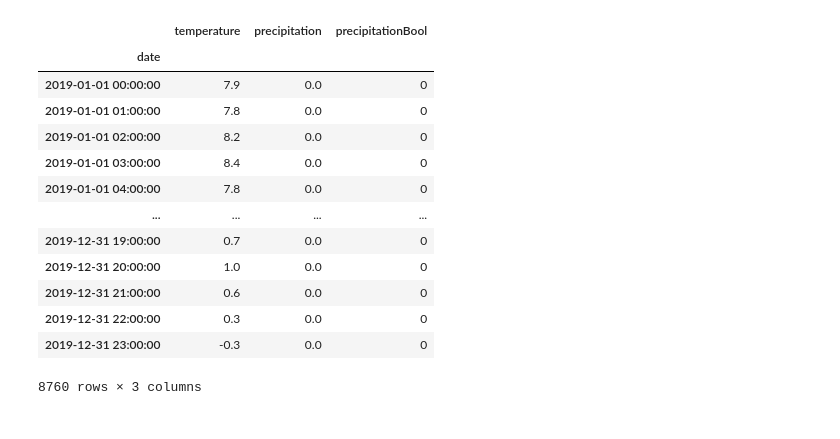
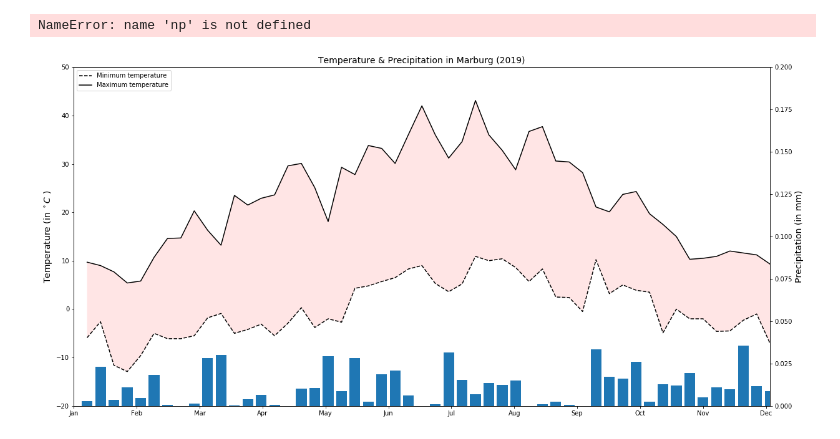
Before and after one commit to Tezzmo/PDS_Project, a Jupyter notebook: notebooks/Tobi-ImportWeatherData.ipynb, the cells around one changed output. Saved outputs shown, nothing was run; the diff lists cells and outputs as text; code cells hidden in the pictures.

```diff
--- a/notebooks/Tobi-ImportWeatherData.ipynb
+++ b/notebooks/Tobi-ImportWeatherData.ipynb
@@ -30,4 +30,5 @@ import numpy as np
 import scipy.stats as stats
 import math
 # %%
-df = nextbike.io.getWeatherData()
+dfWeather = nextbike.io.getWeatherData()
+dfWeather.describe()
@@ -34,17 +45,34 @@ df = nextbike.io.getWeatherData()
-# %%
-df
-# %% [output]
-|  | temperature | precipitation | precipitationBool |
-| date |  |  |  |
-| 2019-01-01 00:00:00 | 7.9 | 0.0 | 0 |
-| 2019-01-01 01:00:00 | 7.8 | 0.0 | 0 |
-| 2019-01-01 02:00:00 | 8.2 | 0.0 | 0 |
-| 2019-01-01 03:00:00 | 8.4 | 0.0 | 0 |
-| 2019-01-01 04:00:00 | 7.8 | 0.0 | 0 |
-| ... | ... | ... | ... |
-| 2019-12-31 19:00:00 | 0.7 | 0.0 | 0 |
-| 2019-12-31 20:00:00 | 1.0 | 0.0 | 0 |
-| 2019-12-31 21:00:00 | 0.6 | 0.0 | 0 |
-| 2019-12-31 22:00:00 | 0.3 | 0.0 | 0 |
-| 2019-12-31 23:00:00 | -0.3 | 0.0 | 0 |
-8760 rows × 3 columns
+# %%
+nextbike.visualization.visualizeWeatherData(dfWeather).show
+# %% [output]
+NameError: name 'np' is not defined
+# %%
+meanTemperaturePerWeek = dfWeather.groupby(dfWeather.index.week).temperature.mean()
+minTemperaturePerWeek = dfWeather.groupby(dfWeather.index.week).temperature.min()
+maxTemperaturePerWeek = dfWeather.groupby(dfWeather.index.week).temperature.max()
+meanPrecipitationPerWeek = dfWeather.groupby(dfWeather.index.week).precipitation.mean()
+# %%
+fig, ax1 = plt.subplots(figsize=(20, 10))
+
+ax1.plot(minTemperaturePerWeek.index, minTemperaturePerWeek, '--k', label="Minimum temperature")
+ax1.plot(maxTemperaturePerWeek.index, maxTemperaturePerWeek, '-k', label="Maximum temperature")
+
+ax1.set_ylabel('Temperature (in $^\circ C$ )',size=14)
+ax1.legend(loc=2)
+
+ax1=plt.gca()
+ax1.axis([0,52,-20,50])
+plt.gca().fill_between(minTemperaturePerWeek.index, minTemperaturePerWeek, maxTemperaturePerWeek, facecolor='red', alpha=0.1)
+
+ax2 = ax1.twinx()
+ax2.bar(meanPrecipitationPerWeek.index, meanPrecipitationPerWeek)
+ax2.set_ylabel('Precipitation (in mm)',size=14)
+ax2.axis([0,52,0,0.2])
+ax2.set_xlabel('Month',size=14)
+
+plt.title('Temperature & Precipitation in Marburg (2019)',size=14)
+plt.xticks(np.arange(0,52,4.7), ['Jan','Feb','Mar','Apr','May','Jun','Jul','Aug','Sep','Oct','Nov','Dec'])
+
+plt.show()
+# %% [output]
+[figure, added]
```
Also changed, not shown: parts of 4 cells of this notebook, 4 other files.
